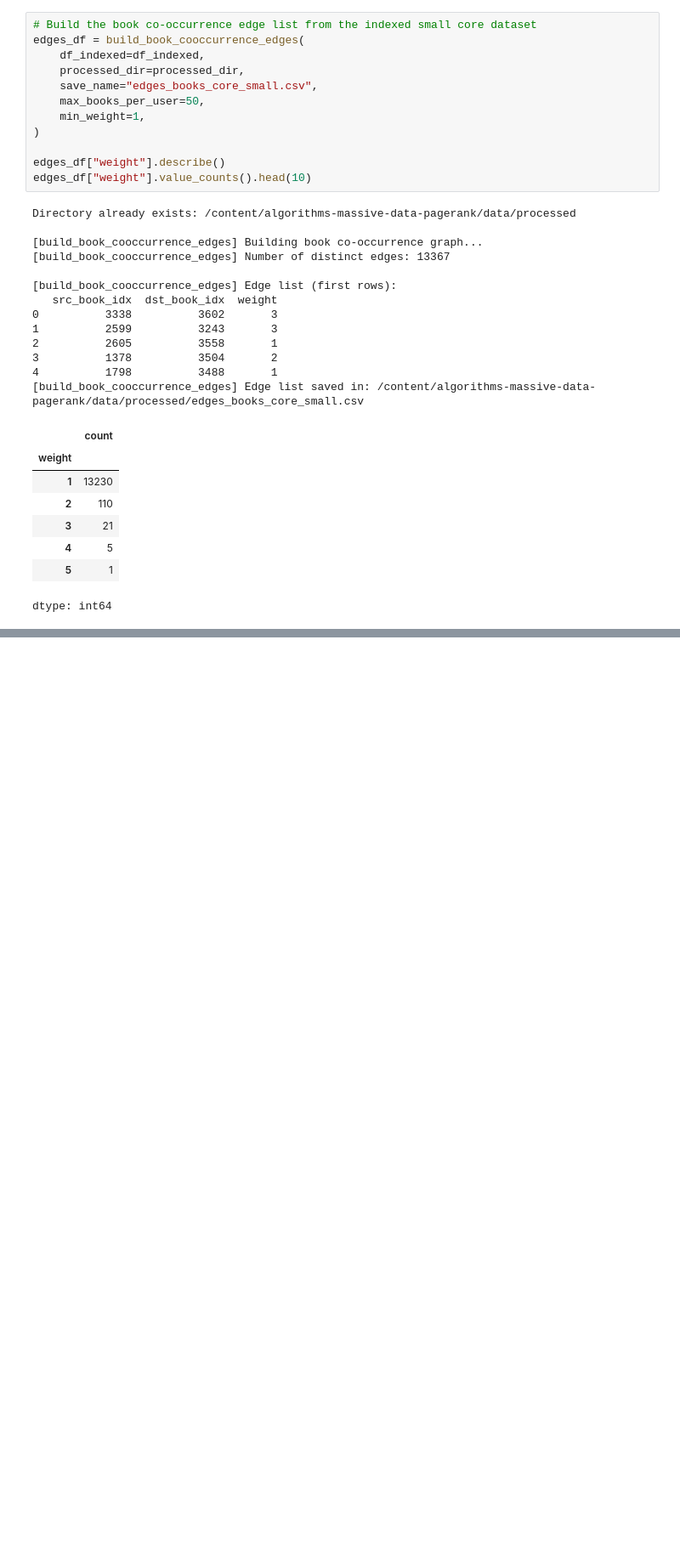
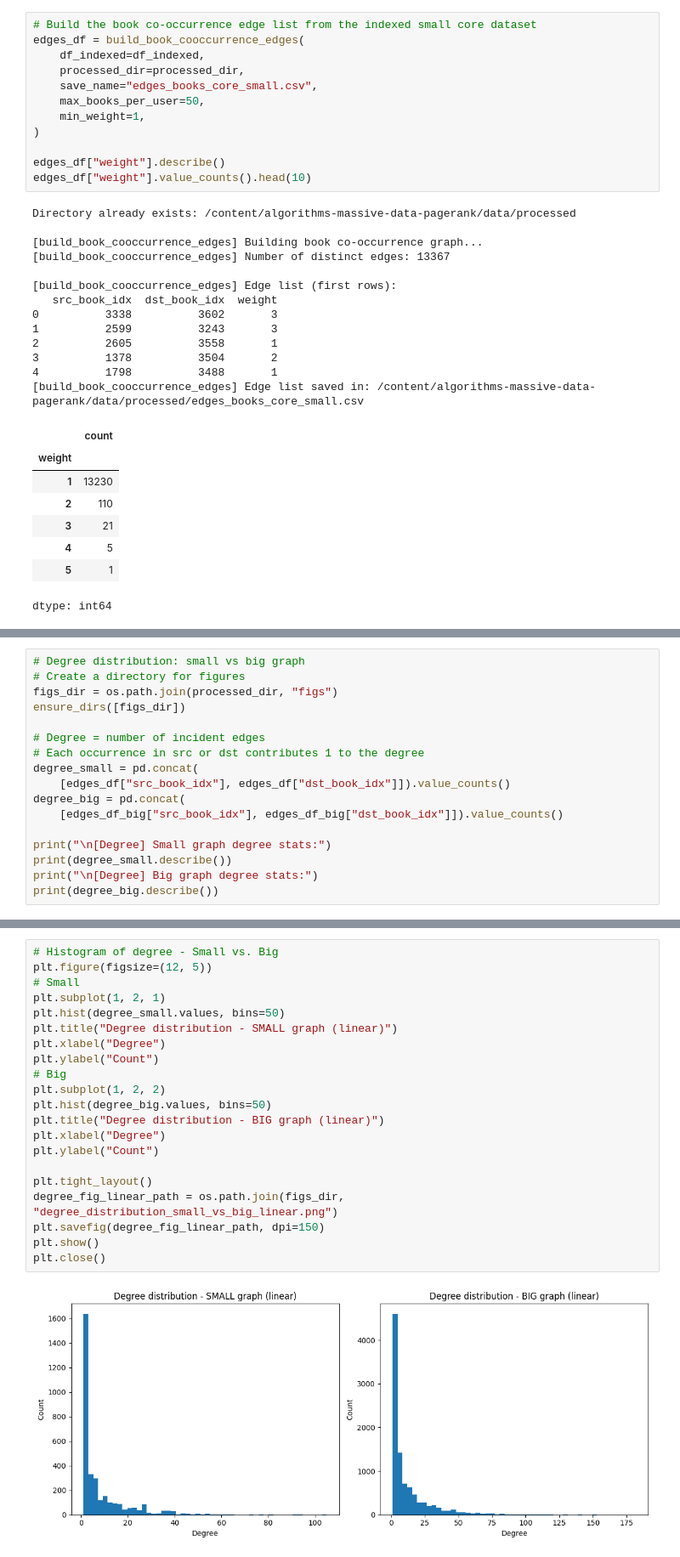
Before and after one commit to sXeSociety/algorithms-massive-data-pagerank, a Jupyter notebook: notebooks/notebook.ipynb, the cells around one changed output, grey strips where cells are left out. Shown at 85% size. Drawn from its saved outputs; the diff is of its cells as text; blank space fills up the shorter version.

```diff
--- a/notebooks/notebook.ipynb
+++ b/notebooks/notebook.ipynb
@@ -216,0 +572,17 @@ dtype: int64
+# %%
+# Degree distribution: small vs big graph
+# Create a directory for figures
+figs_dir = os.path.join(processed_dir, "figs")
+ensure_dirs([figs_dir])
+
+# Degree = number of incident edges
+# Each occurrence in src or dst contributes 1 to the degree
+degree_small = pd.concat(
+    [edges_df["src_book_idx"], edges_df["dst_book_idx"]]).value_counts()
+degree_big = pd.concat(
+    [edges_df_big["src_book_idx"], edges_df_big["dst_book_idx"]]).value_counts()
+
+print("\n[Degree] Small graph degree stats:")
+print(degree_small.describe())
+print("\n[Degree] Big graph degree stats:")
+print(degree_big.describe())
@@ -216,0 +607,23 @@ dtype: int64
+# %%
+# Histogram of degree - Small vs. Big
+plt.figure(figsize=(12, 5))
+# Small
+plt.subplot(1, 2, 1)
+plt.hist(degree_small.values, bins=50)
+plt.title("Degree distribution - SMALL graph (linear)")
+plt.xlabel("Degree")
+plt.ylabel("Count")
+# Big
+plt.subplot(1, 2, 2)
+plt.hist(degree_big.values, bins=50)
+plt.title("Degree distribution - BIG graph (linear)")
+plt.xlabel("Degree")
+plt.ylabel("Count")
+
+plt.tight_layout()
+degree_fig_linear_path = os.path.join(figs_dir, "degree_distribution_small_vs_big_linear.png")
+plt.savefig(degree_fig_linear_path, dpi=150)
+plt.show()
+plt.close()
+# %% [output]
+[figure, added]
```
Also changed, not shown: parts of 43 cells of this notebook, 1 other file.
